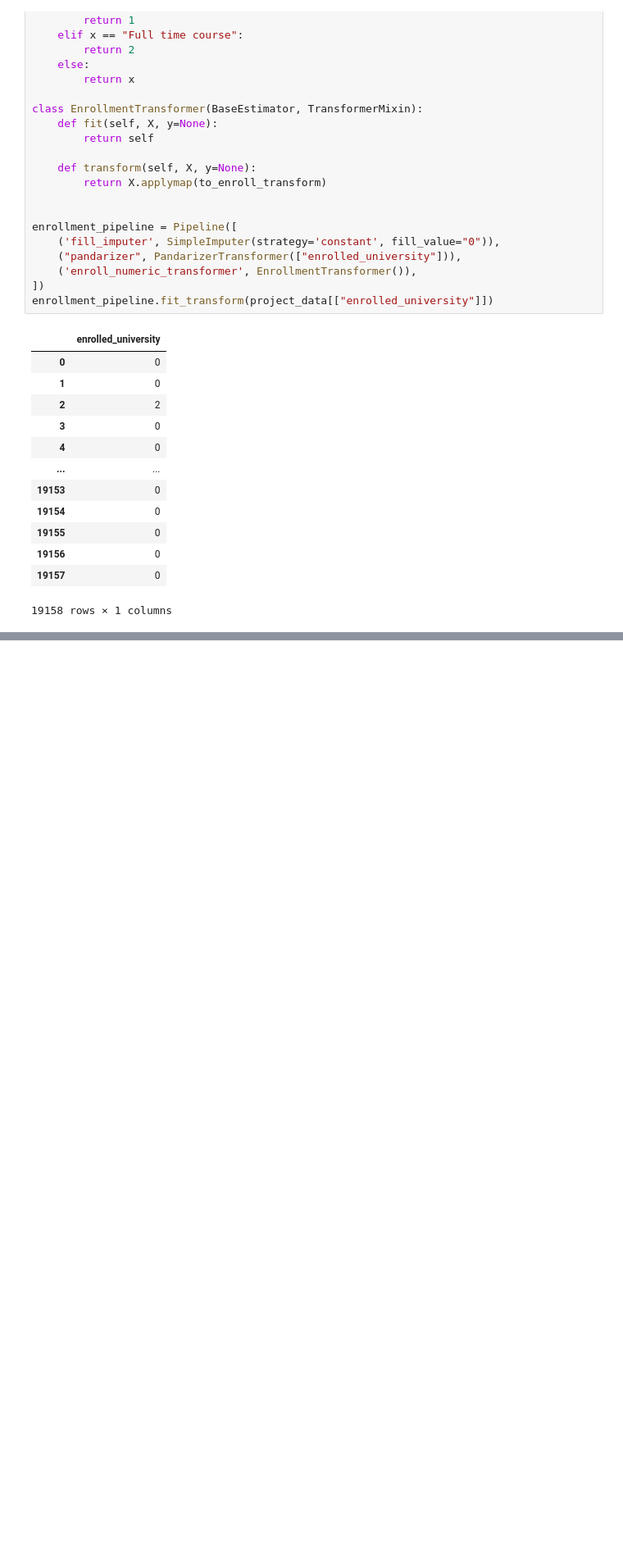
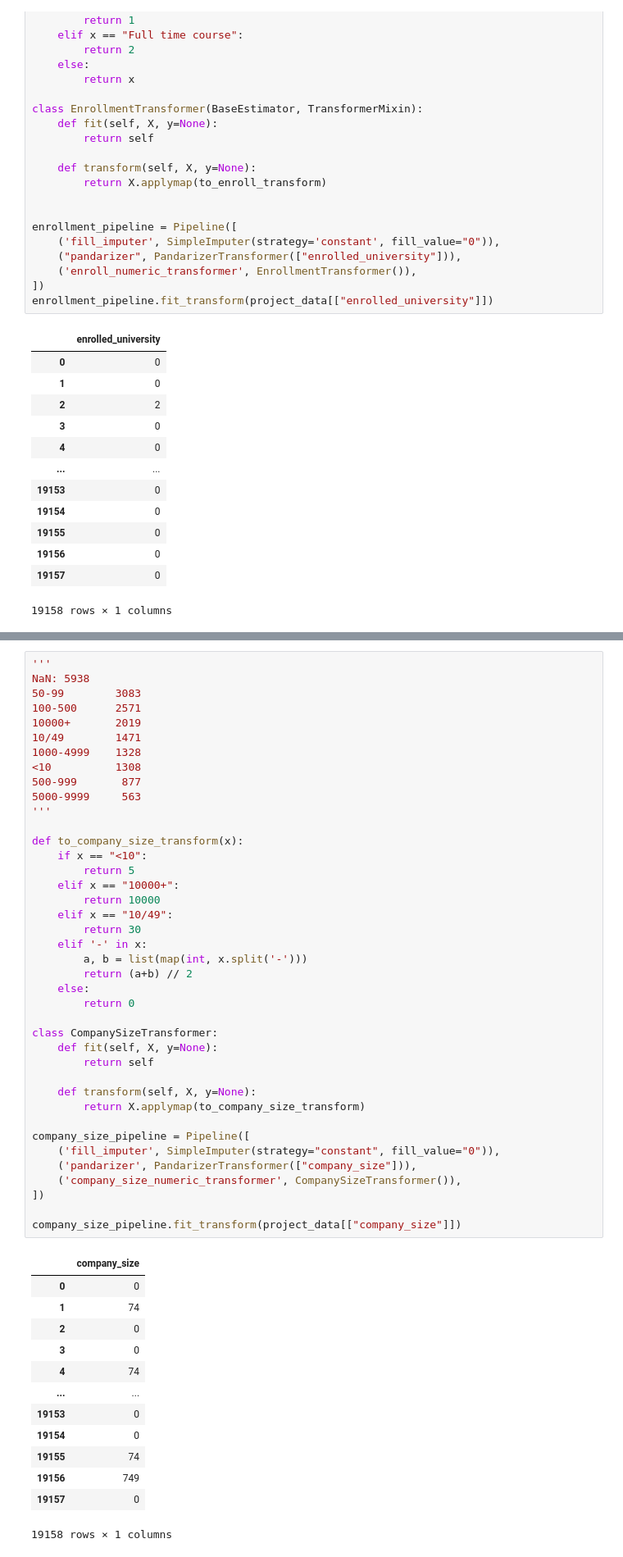
Before and after one commit to wbchristerson/machine-learning-projects, a Jupyter notebook: job-change-analysis/hr-analytics-data.ipynb, the cells around one changed output, grey strips where cells are left out. Shown: that part at 82% size. Cells and saved outputs as stored; diff of their text form; blank space fills up the shorter version.

```diff
--- a/job-change-analysis/hr-analytics-data.ipynb
+++ b/job-change-analysis/hr-analytics-data.ipynb
@@ -264,3 +306,57 @@ enrollment_pipeline.fit_transform(project_data[["enrolled_university"]])
+# %%
+'''
+NaN: 5938
+50-99        3083
+100-500      2571
+10000+       2019
+10/49        1471
+1000-4999    1328
+<10          1308
+500-999       877
+5000-9999     563
+'''
+
+def to_company_size_transform(x):
+    if x == "<10":
+        return 5
+    elif x == "10000+":
+        return 10000
+    elif x == "10/49":
+        return 30
+    elif '-' in x:
+        a, b = list(map(int, x.split('-')))
+        return (a+b) // 2
+    else:
+        return 0
+
+class CompanySizeTransformer:
+    def fit(self, X, y=None):
+        return self
+
+    def transform(self, X, y=None):
+        return X.applymap(to_company_size_transform)
+
+company_size_pipeline = Pipeline([
+    ('fill_imputer', SimpleImputer(strategy="constant", fill_value="0")),
+    ('pandarizer', PandarizerTransformer(["company_size"])),
+    ('company_size_numeric_transformer', CompanySizeTransformer()),
+])
+
+company_size_pipeline.fit_transform(project_data[["company_size"]])
+# %% [output]
+|  | company_size |
+| 0 | 0 |
+| 1 | 74 |
+| 2 | 0 |
+| 3 | 0 |
+| 4 | 74 |
+| ... | ... |
+| 19153 | 0 |
+| 19154 | 0 |
+| 19155 | 74 |
+| 19156 | 749 |
+| 19157 | 0 |
+19158 rows × 1 columns
 # %%
 from sklearn.compose import ColumnTransformer
 
```
Also changed, not shown: parts of 3 cells of this notebook.
